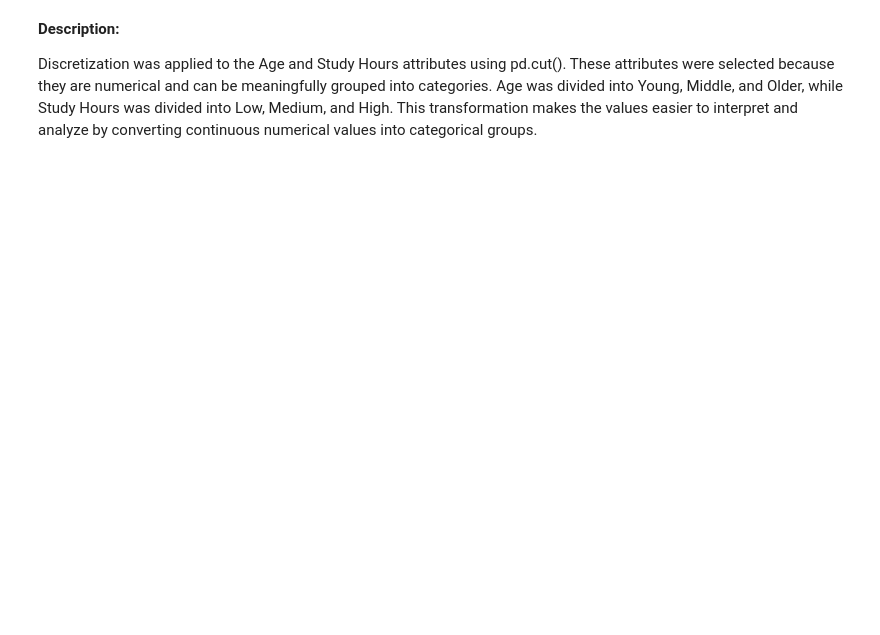
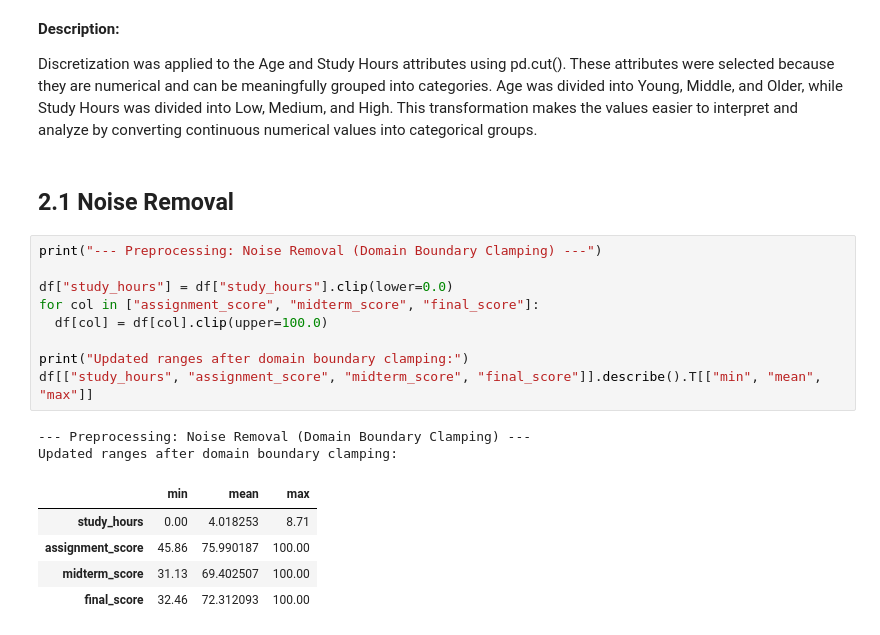
Before and after one commit to LaraAlmani/IT326, a Jupyter notebook: Phase2.ipynb, the cells around one changed output. Saved outputs shown, nothing was run; the diff lists cells and outputs as text; blank space fills up the shorter version.

Commit message:
+ Noise Removal

```diff
--- a/Phase2.ipynb
+++ b/Phase2.ipynb
@@ -336,3 +338,22 @@ Original DataFrame:
 **Description:**
 
 Discretization was applied to the Age and Study Hours attributes using pd.cut(). These attributes were selected because they are numerical and can be meaningfully grouped into categories. Age was divided into Young, Middle, and Older, while Study Hours was divided into Low, Medium, and High. This transformation makes the values easier to interpret and analyze by converting continuous numerical values into categorical groups.
+# %% [markdown]
+## 2.1 Noise Removal
+# %%
+print("--- Preprocessing: Noise Removal (Domain Boundary Clamping) ---")
+
+df["study_hours"] = df["study_hours"].clip(lower=0.0)
+for col in ["assignment_score", "midterm_score", "final_score"]:
+  df[col] = df[col].clip(upper=100.0)
+
+print("Updated ranges after domain boundary clamping:")
+df[["study_hours", "assignment_score", "midterm_score", "final_score"]].describe().T[["min", "mean", "max"]]
+# %% [output]
+--- Preprocessing: Noise Removal (Domain Boundary Clamping) ---
+Updated ranges after domain boundary clamping:
+|  | min | mean | max |
+| study_hours | 0.00 | 4.018253 | 8.71 |
+| assignment_score | 45.86 | 75.990187 | 100.00 |
+| midterm_score | 31.13 | 69.402507 | 100.00 |
+| final_score | 32.46 | 72.312093 | 100.00 |
```
Also changed, not shown: parts of 3 cells of this notebook.
